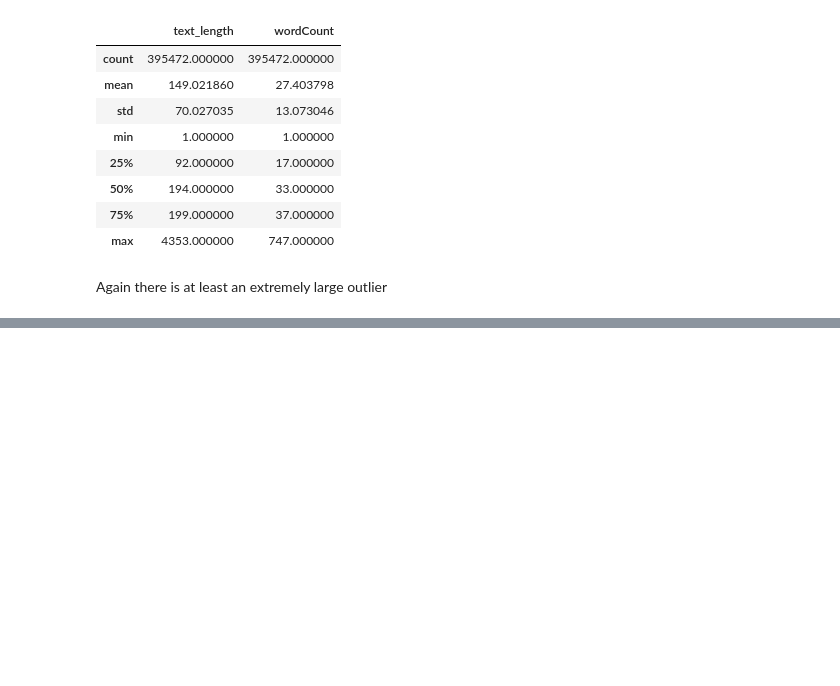
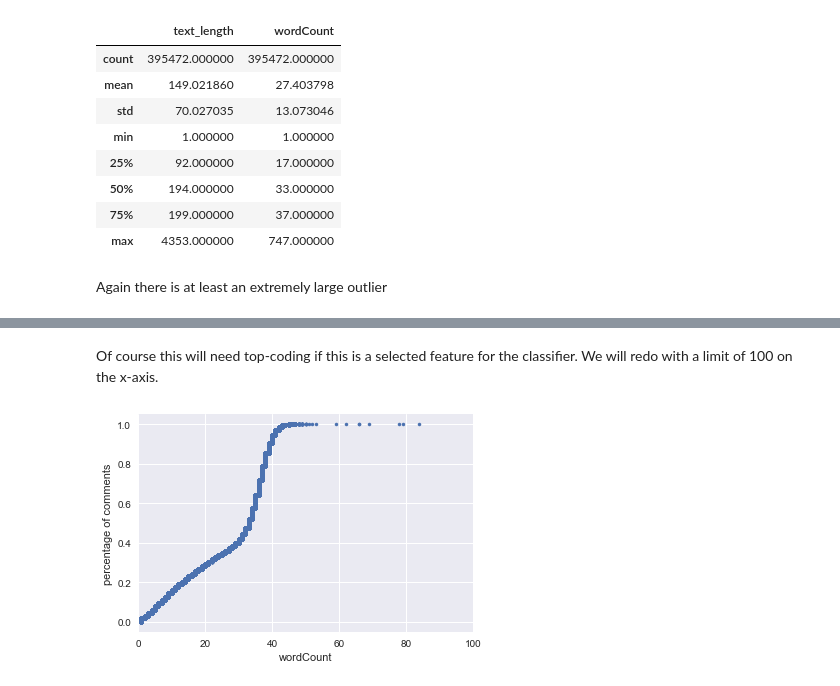
Before and after one commit to JohnDeJesus22/Personality-Text-Classifier, a Jupyter notebook: PTCEDA.ipynb, the cells around one changed output, grey strips where cells are left out. Saved outputs shown, nothing was run; the diff lists cells and outputs as text; code cells hidden in the pictures; blank space fills up the shorter version.

```diff
--- a/PTCEDA.ipynb
+++ b/PTCEDA.ipynb
@@ -303,0 +333,13 @@ Again there is at least an extremely large outlier
+# %% [markdown]
+Of course this will need top-coding if this is a selected feature for the classifier. We will redo with a limit of 100 on the x-axis.
+# %%
+#ecdf of word count
+sns.set()
+xs,ys=ecdf(df_melt['wordCount'])
+plt.plot(xs,ys, marker='.',linestyle='none')
+plt.xlabel('wordCount')
+plt.xlim(0,100)
+plt.ylabel('percentage of comments')
+plt.show()
+# %% [output]
+[figure, added]
```
Also changed, not shown: parts of 7 cells of this notebook.
